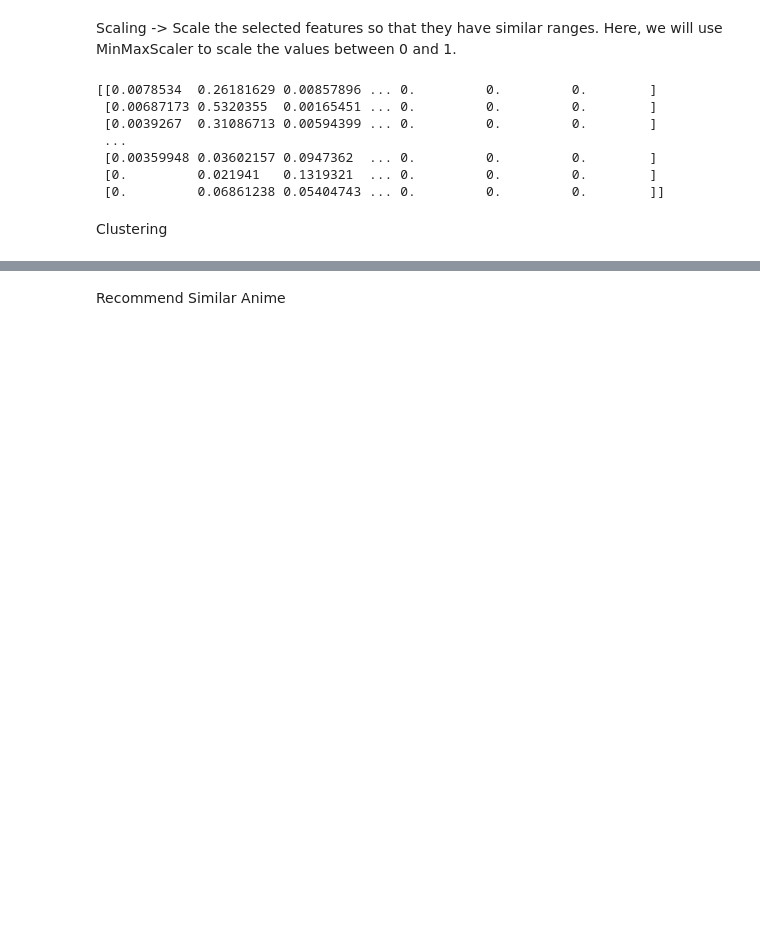
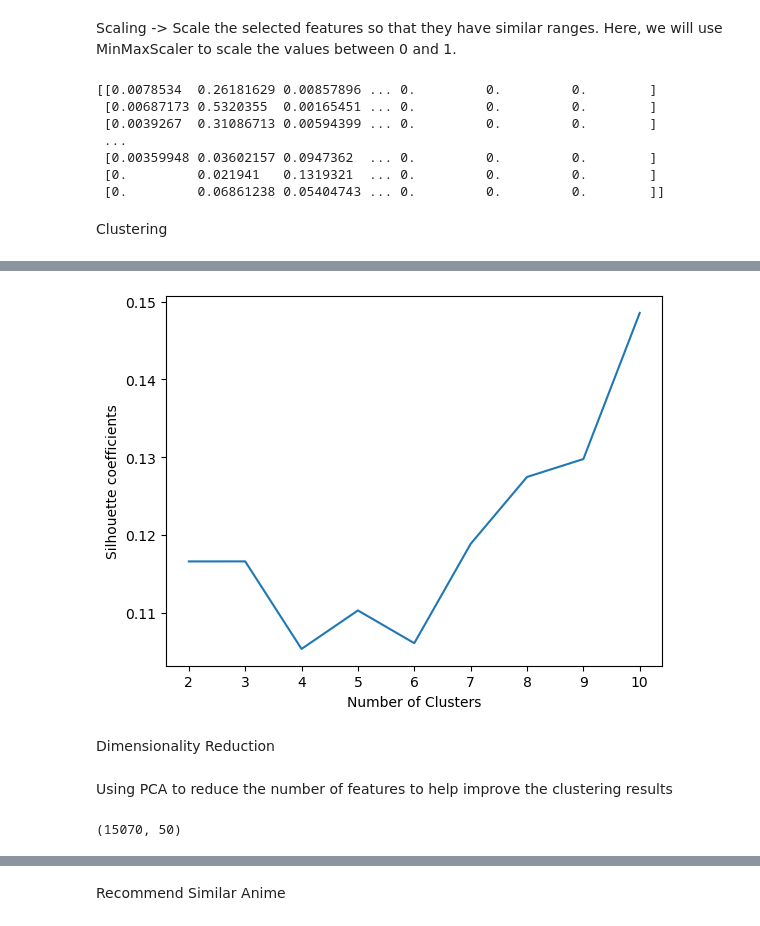
Before and after one commit to Haaris-Syed/AnimeRecommender, a Jupyter notebook: AnimeDataset-Preprocessing.ipynb, the cells around one changed output, grey strips where cells are left out. Saved outputs shown, nothing was run; the diff lists cells and outputs as text; code cells hidden in the pictures; blank space fills up the shorter version.

```diff
--- a/AnimeDataset-Preprocessing.ipynb
+++ b/AnimeDataset-Preprocessing.ipynb
@@ -163,0 +199,16 @@ Clustering
+# %%
+plt.plot(range(2, 11), silhouette_coefficients)
+plt.xticks(range(2, 11))
+plt.xlabel("Number of Clusters")
+plt.ylabel("Silhouette coefficients")
+plt.show()
+# %% [output]
+[figure, added]
+# %% [markdown]
+Dimensionality Reduction
+# %% [markdown]
+Using PCA to reduce the number of features to help improve the clustering results
+# %%
+anime_df.shape
+# %% [output]
+(15070, 50)
```
Also changed, not shown: parts of 19 cells of this notebook.
